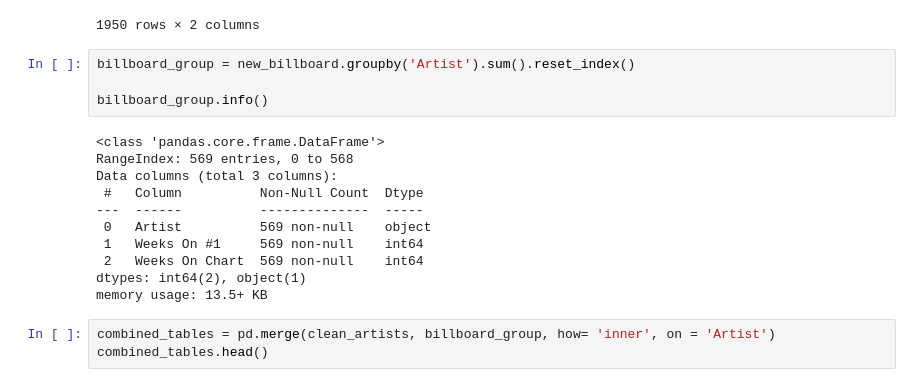
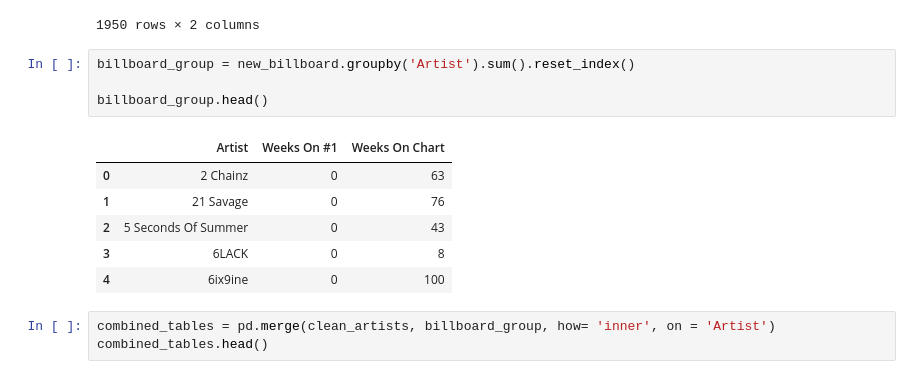
Before and after one commit to BrynnaBridges/etl-project, a Jupyter notebook: initial_analysis.ipynb, the cells around one changed output. Cells and saved outputs as stored; diff of their text form.

Commit message:
Minor updates
changed .info() to .head()

```diff
--- a/initial_analysis.ipynb
+++ b/initial_analysis.ipynb
@@ -351,18 +349,14 @@ new_billboard.set_index('Artist')
 # %%
 billboard_group = new_billboard.groupby('Artist').sum().reset_index()
 
-billboard_group.info()
+billboard_group.head()
 # %% [output]
-<class 'pandas.core.frame.DataFrame'>
-RangeIndex: 569 entries, 0 to 568
-Data columns (total 3 columns):
- #   Column          Non-Null Count  Dtype
----  ------          --------------  -----
- 0   Artist          569 non-null    object
- 1   Weeks On #1     569 non-null    int64
- 2   Weeks On Chart  569 non-null    int64
-dtypes: int64(2), object(1)
-memory usage: 13.5+ KB
+|  | Artist | Weeks On #1 | Weeks On Chart |
+| 0 | 2 Chainz | 0 | 63 |
+| 1 | 21 Savage | 0 | 76 |
+| 2 | 5 Seconds Of Summer | 0 | 43 |
+| 3 | 6LACK | 0 | 8 |
+| 4 | 6ix9ine | 0 | 100 |
 # %%
 combined_tables = pd.merge(clean_artists, billboard_group, how= 'inner', on = 'Artist')
 combined_tables.head()
```
Also changed, not shown: parts of 1 cell of this notebook.
